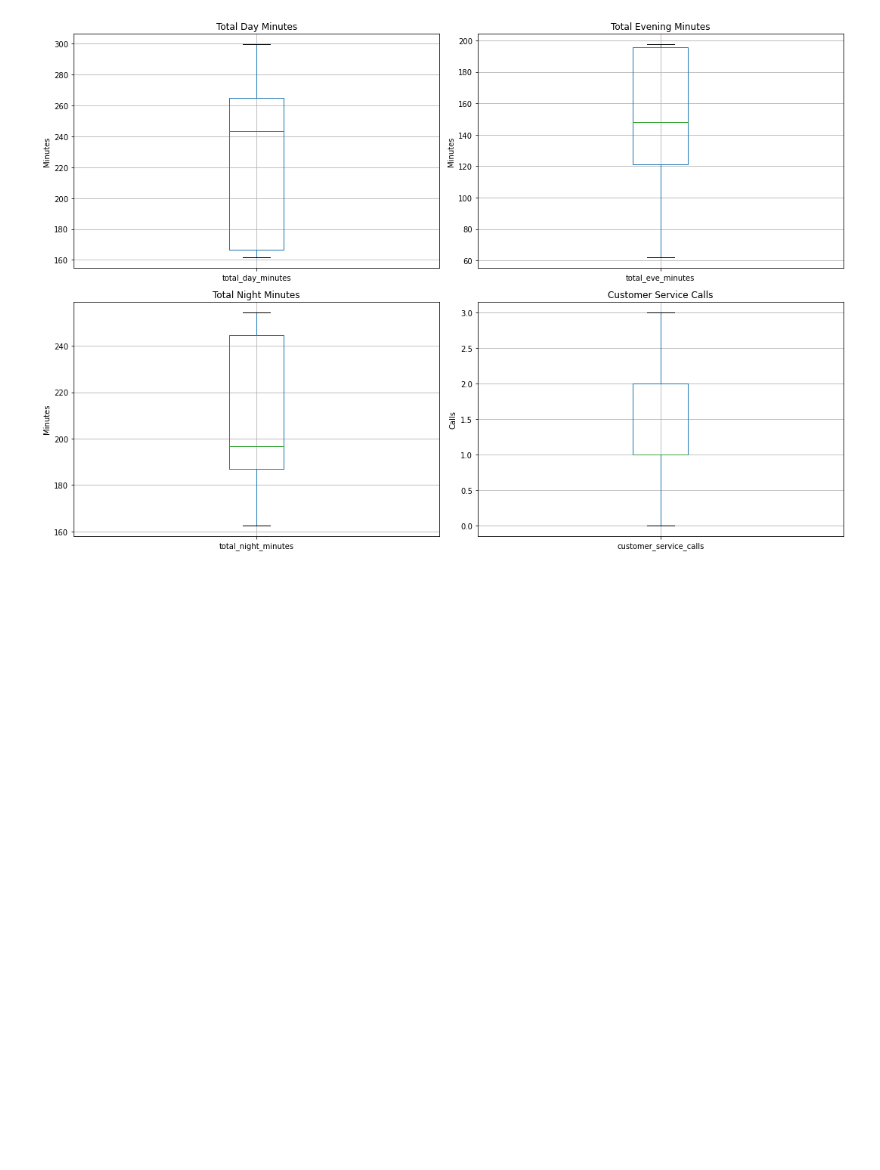
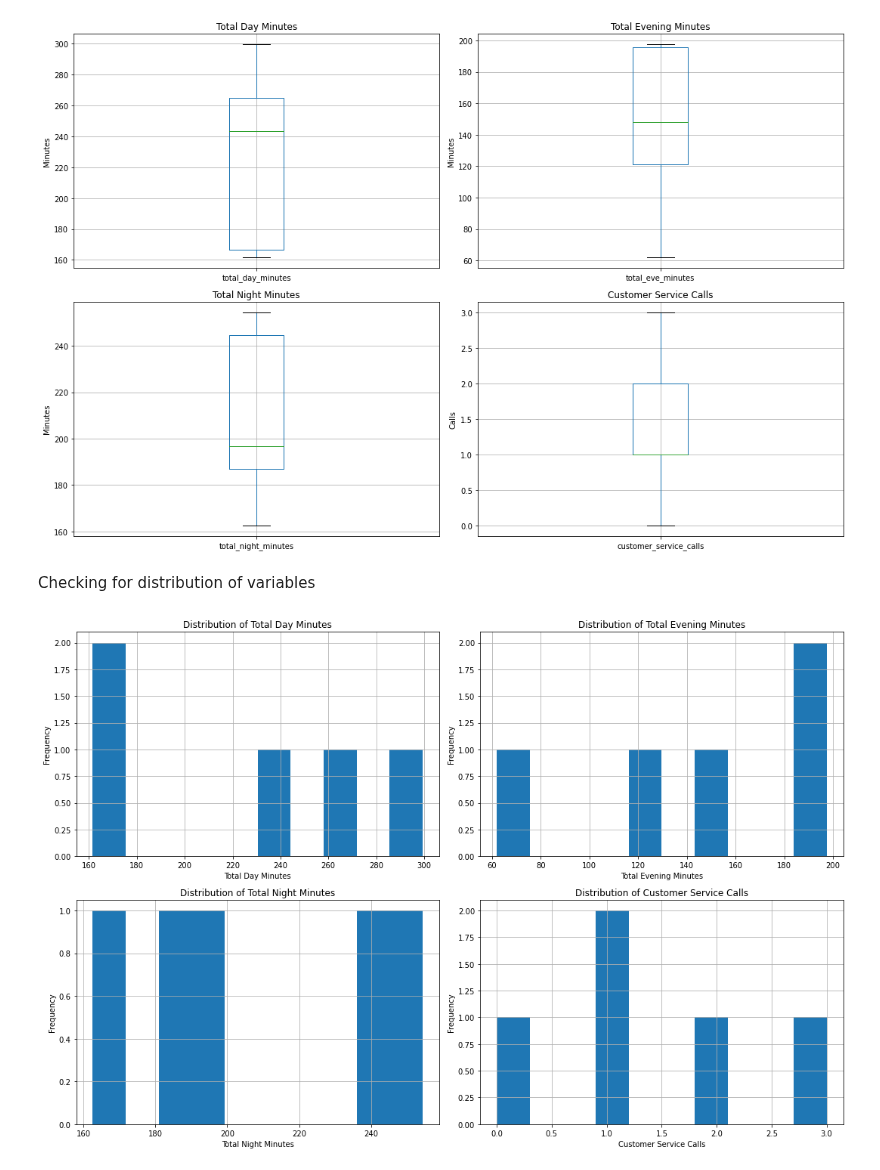
Before and after one commit to Bestina2024/PHASE-3-PROJECT, a Jupyter notebook: index.ipynb, the cells around one changed output. Cells and saved outputs as stored; diff of their text form; code cells hidden in the pictures; blank space fills up the shorter version.

Commit message:
distribution

```diff
--- a/index.ipynb
+++ b/index.ipynb
@@ -262,3 +262,43 @@ plt.tight_layout()
 plt.show()
 # %% [output]
 [figure]
+# %% [markdown]
+Checking for distribution of variables
+# %%
+plt.figure(figsize=(15, 10))
+
+# Subplot 1: Distribution of 'total_day_minutes'
+plt.subplot(2, 2, 1)
+fig1 = df["total_day_minutes"].hist(bins=10)
+fig1.set_xlabel('Total Day Minutes')
+fig1.set_ylabel('Frequency')
+fig1.set_title('Distribution of Total Day Minutes')
+
+# Subplot 2: Distribution of 'total_eve_minutes'
+plt.subplot(2, 2, 2)
+fig2 = df["total_eve_minutes"].hist(bins=10)
+fig2.set_xlabel('Total Evening Minutes')
+fig2.set_ylabel('Frequency')
+fig2.set_title('Distribution of Total Evening Minutes')
+
+# Subplot 3: Distribution of 'total_night_minutes'
+plt.subplot(2, 2, 3)
+fig3 = df["total_night_minutes"].hist(bins=10)
+fig3.set_xlabel('Total Night Minutes')
+fig3.set_ylabel('Frequency')
+fig3.set_title('Distribution of Total Night Minutes')
+
+# Subplot 4: Distribution of 'customer_service_calls'
+plt.subplot(2, 2, 4)
+fig4 = df["customer_service_calls"].hist(bins=10)
+fig4.set_xlabel('Customer Service Calls')
+fig4.set_ylabel('Frequency')
+fig4.set_title('Distribution of Customer Service Calls')
+
+# Adjust layout
+plt.tight_layout()
+
+# Show the plots
+plt.show()
+# %% [output]
+[figure, added]
```
